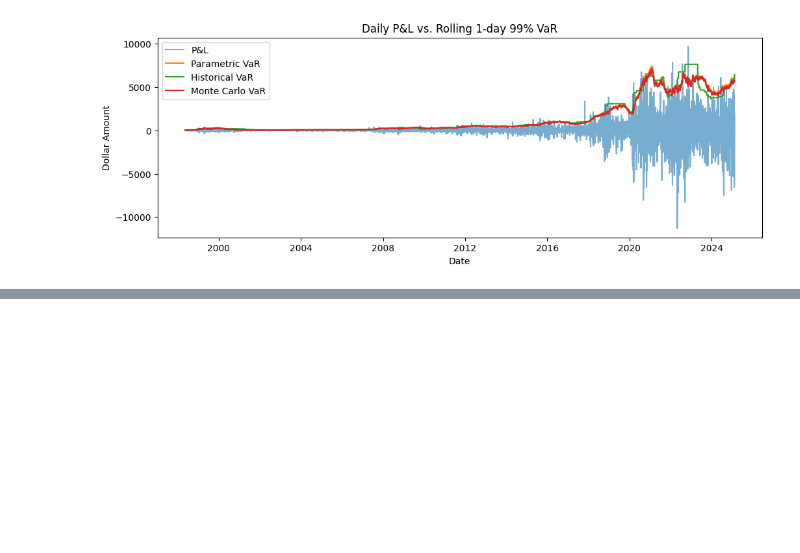
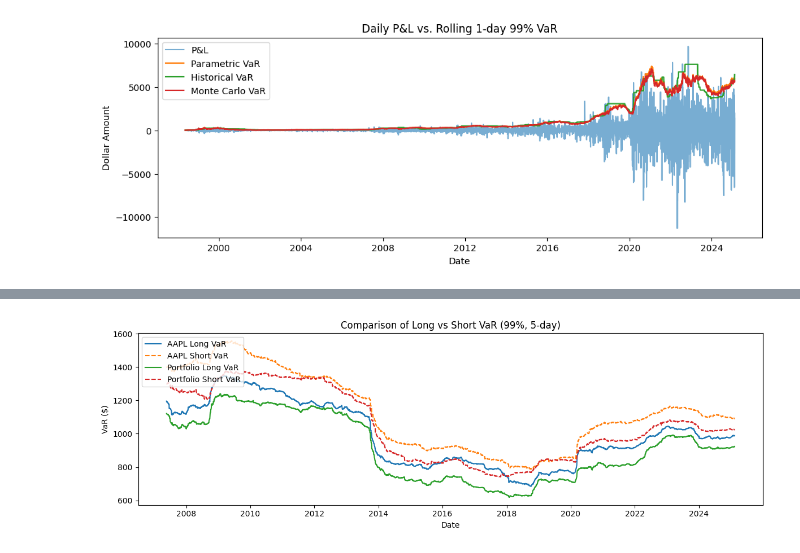
Before and after one commit to LeoWang805/Risk_Project, a Jupyter notebook: notebooks/04_backtest.ipynb, the cells around one changed output, grey strips where cells are left out. Saved outputs shown, nothing was run; the diff lists cells and outputs as text; code cells hidden in the pictures; blank space fills up the shorter version.

```diff
--- a/notebooks/04_backtest.ipynb
+++ b/notebooks/04_backtest.ipynb
@@ -250,0 +425,25 @@ summary
+# %%
+import matplotlib.pyplot as plt
+import matplotlib.dates as mdates
+
+# Prepare
+dates = long_res.index
+
+# Plot
+plt.figure(figsize=(12, 4))
+plt.plot(dates, long_res['AAPL_var'],      label='AAPL Long VaR')
+plt.plot(dates, short_res['AAPL_var'],     '--', label='AAPL Short VaR')
+plt.plot(dates, long_res['port_var_dir'],  label='Portfolio Long VaR')
+plt.plot(dates, short_res['port_var_dir'], '--', label='Portfolio Short VaR')
+
+# Format
+plt.title('Comparison of Long vs Short VaR (99%, 5-day)')
+plt.xlabel('Date')
+plt.ylabel('VaR ($)')
+plt.legend(loc='upper left')
+plt.gca().xaxis.set_major_locator(mdates.YearLocator(2))
+plt.gca().xaxis.set_major_formatter(mdates.DateFormatter('%Y'))
+plt.tight_layout()
+plt.show()
+# %% [output]
+[figure, added]
```
Also changed, not shown: parts of 15 cells of this notebook, 7 other files.
